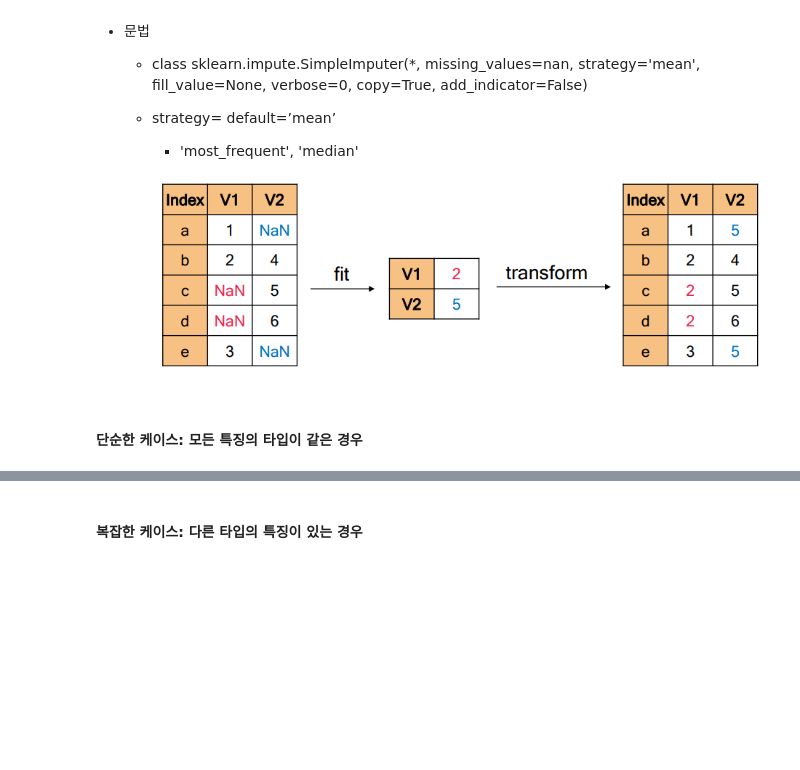
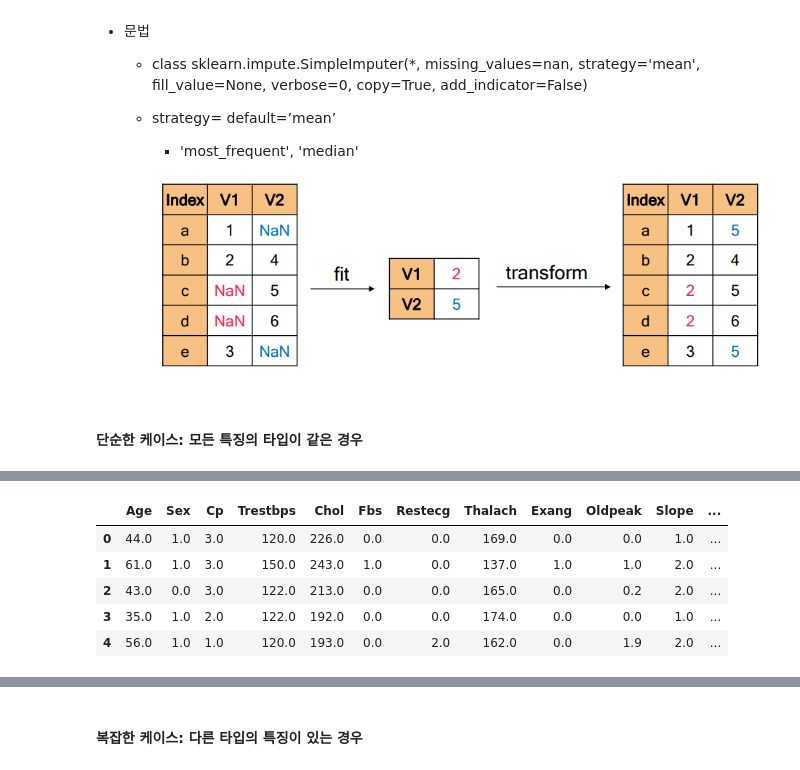
Before and after one commit to lullu303/DataScience2, a Jupyter notebook: 예측분석/필수전처리/04_대표값을 활용한 결측치 대체.ipynb, the cells around one changed output, grey strips where cells are left out. Cells and saved outputs as stored; diff of their text form; code cells hidden in the pictures; blank space fills up the shorter version.

```diff
--- a/예측분석/필수전처리/04_대표값을 활용한 결측치 대체.ipynb
+++ b/예측분석/필수전처리/04_대표값을 활용한 결측치 대체.ipynb
@@ -32,0 +123,5 @@ df = pd.read_csv("./데이터/cleveland.csv")
+# %%
+si = SimpleImputer(strategy = 'mean')
+# %%
+# 대표값 찾기(학습데이터(Train_X)기준)
+si.fit(Train_X)
@@ -32,0 +141,11 @@ df = pd.read_csv("./데이터/cleveland.csv")
+# %%
+# 학습데이터(Train_X)의 결측치를 대표값으로 대체
+Train_X = pd.DataFrame(si.transform(Train_X),columns=Train_X.columns)
+Train_X.head()
+# %% [output]
+|  | Age | Sex | Cp | Trestbps | Chol | Fbs | Restecg | Thalach | Exang | Oldpeak | Slope | ... |
+| 0 | 44.0 | 1.0 | 3.0 | 120.0 | 226.0 | 0.0 | 0.0 | 169.0 | 0.0 | 0.0 | 1.0 | ... |
+| 1 | 61.0 | 1.0 | 3.0 | 150.0 | 243.0 | 1.0 | 0.0 | 137.0 | 1.0 | 1.0 | 2.0 | ... |
+| 2 | 43.0 | 0.0 | 3.0 | 122.0 | 213.0 | 0.0 | 0.0 | 165.0 | 0.0 | 0.2 | 2.0 | ... |
+| 3 | 35.0 | 1.0 | 2.0 | 122.0 | 192.0 | 0.0 | 0.0 | 174.0 | 0.0 | 0.0 | 1.0 | ... |
+| 4 | 56.0 | 1.0 | 1.0 | 120.0 | 193.0 | 0.0 | 2.0 | 162.0 | 0.0 | 1.9 | 2.0 | ... |
```
Also changed, not shown: parts of 21 cells of this notebook.
